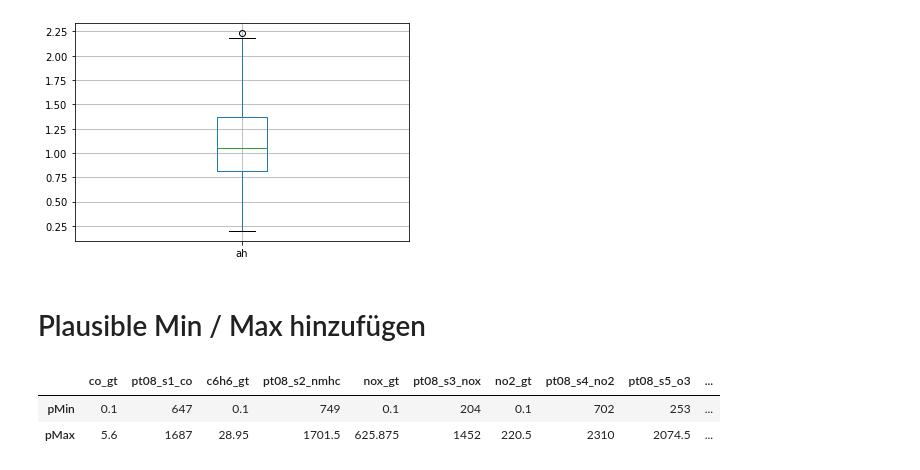
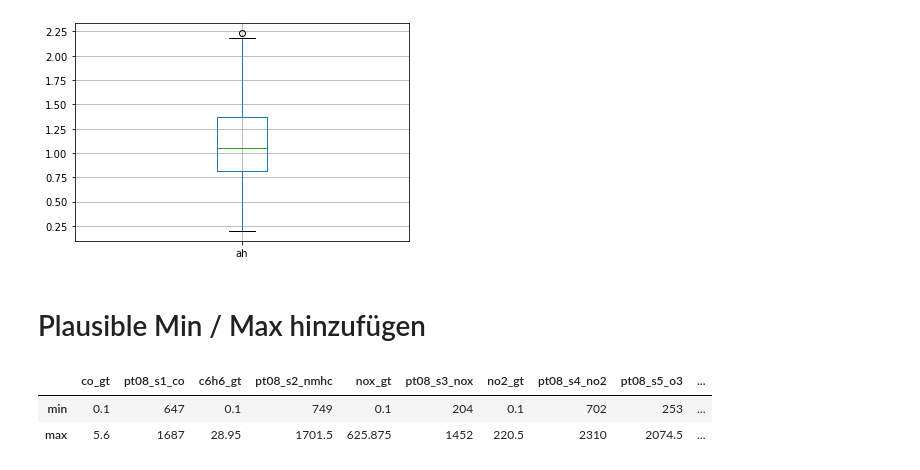
Before and after one commit to SimonB97/Air-regression, a Jupyter notebook: src/01_Sprint2/00-02_DatenZusammenführenZuFL.ipynb, the cells around one changed output. Cells and saved outputs as stored; diff of their text form; code cells hidden in the pictures.

```diff
--- a/src/01_Sprint2/00-02_DatenZusammenführenZuFL.ipynb
+++ b/src/01_Sprint2/00-02_DatenZusammenführenZuFL.ipynb
@@ -353,15 +355,15 @@ plt.show()
 # %%
 # Dataframe für Plaus. Min/Max erstellen
 lst = [['0.1','647','0.1','749','0.1','204','0.1','702','253','0.3','9.2','0.1988'],
       ['5.6','1687','28.95','1701.5','625.875','1452','220.5','2310','2074.5','43.85','88.7','2.231']]
 
-pmin = pd.DataFrame(lst, columns = ['co_gt','pt08_s1_co','c6h6_gt','pt08_s2_nmhc','nox_gt','pt08_s3_nox','no2_gt','pt08_s4_no2','pt08_s5_o3','t','rh','ah'], index = ['pMin', 'pMax'])
+pmin = pd.DataFrame(lst, columns = ['co_gt','pt08_s1_co','c6h6_gt','pt08_s2_nmhc','nox_gt','pt08_s3_nox','no2_gt','pt08_s4_no2','pt08_s5_o3','t','rh','ah'], index = ['min', 'max'])
 
 pmin
 # %% [output]
 |  | co_gt | pt08_s1_co | c6h6_gt | pt08_s2_nmhc | nox_gt | pt08_s3_nox | no2_gt | pt08_s4_no2 | pt08_s5_o3 | ... |
-| pMin | 0.1 | 647 | 0.1 | 749 | 0.1 | 204 | 0.1 | 702 | 253 | ... |
-| pMax | 5.6 | 1687 | 28.95 | 1701.5 | 625.875 | 1452 | 220.5 | 2310 | 2074.5 | ... |
+| min | 0.1 | 647 | 0.1 | 749 | 0.1 | 204 | 0.1 | 702 | 253 | ... |
+| max | 5.6 | 1687 | 28.95 | 1701.5 | 625.875 | 1452 | 220.5 | 2310 | 2074.5 | ... |
 # %%
 pmin.to_csv('PlausMinMaxt.csv', sep = ';')
 # %%
```
Also changed, not shown: parts of 9 cells of this notebook.
